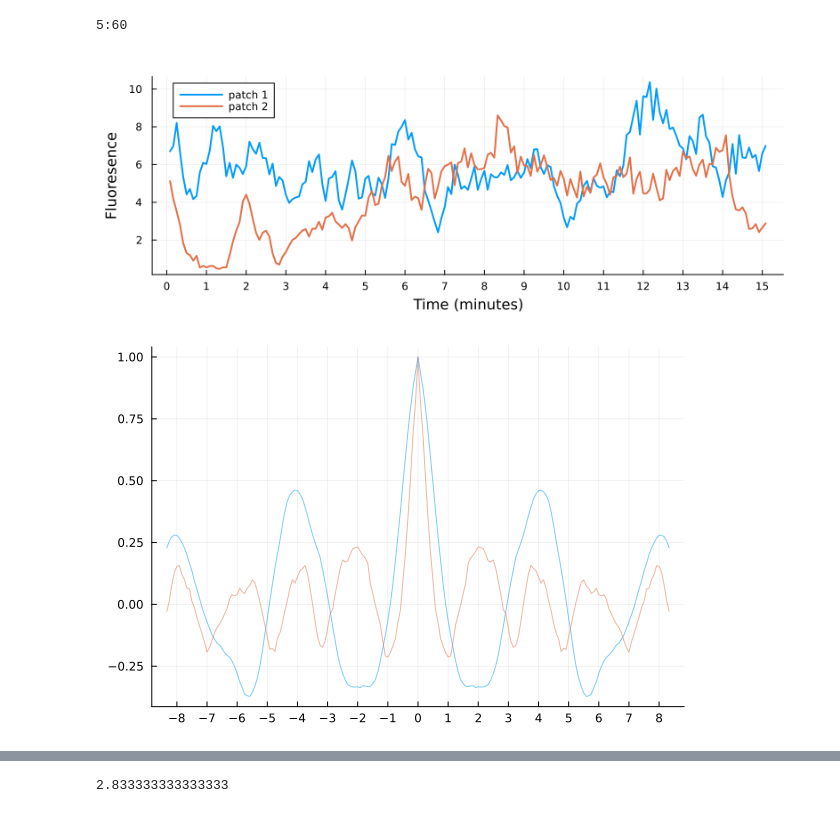
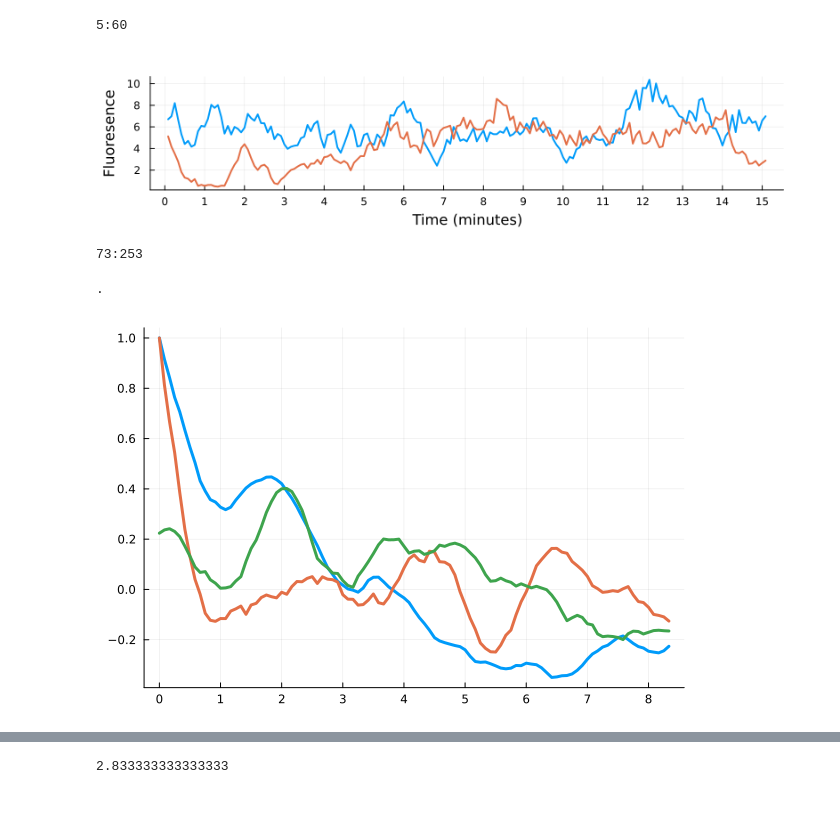
Before and after one commit to crockeraw/PolarityProject, a Jupyter notebook: proj/fig4-patchDynamics/notebooks/crosscorrelation-of-sites.ipynb, the cells around one changed output, grey strips where cells are left out. Cells and saved outputs as stored; diff of their text form; code cells hidden in the pictures.

```diff
--- a/proj/fig4-patchDynamics/notebooks/crosscorrelation-of-sites.ipynb
+++ b/proj/fig4-patchDynamics/notebooks/crosscorrelation-of-sites.ipynb
@@ -53,25 +53,31 @@ max(5:60, 4:59)
 # %% [output]
 5:60
 # %%
+file = "../movies-Pak1-GFP/2024_07_08-PolProbeMovies/2patch/movie2-cell4.tif"
 file = "../movies-Pak1-GFP/2024_07_08-PolProbeMovies/2patch/movie2-cell2.tif"
 patches = mask_site(file, n_sites=2)
 patch1 = patches[:,:,:,1]
 patch2 = patches[:,:,:,2]
 max_patch1 = maximum(patch1, dims=(1,2))[1,1,:]
 max_patch2 = maximum(patch2, dims=(1,2))[1,1,:]
 times_max1 = crop_times(max_patch1, 15*(60/5), 0.5)
 times_max2 = crop_times(max_patch2, 15*(60/5), 0.5)
 crop1 = max_patch1[max(times_max1, times_max2)]
 crop2 = max_patch2[max(times_max1, times_max2)]
 t = range(1,length(crop1))*(5/60) # Convert from 1 frame every 5 sec, to minutes
-plot(t, crop1, linewidth=2, label="patch 1", xlabel="Time (minutes)",
-    ylabel="Fluoresence", size=(800,300), margin=5Plots.mm, xticks=0:1:30)
-plot!(t, crop2,label="patch 2", linewidth=2, color=2)
+plot(t, crop1, linewidth=2, xlabel="Time (minutes)", label=false,
+    ylabel="Fluoresence", size=(800,200), margin=5Plots.mm, xticks=0:1:15)
+plot!(t, crop2, linewidth=2, color=2, label=false)
+#savefig("../figures/2patch_trace_2_4.png")
 # %% [output]
-[figure, old version]
+[figure, new version]
+# %%
+max(times_max1, times_max2)
+# %% [output]
+73:253
 # %%
 file = "../movies-Pak1-GFP/2024_07_08-PolProbeMovies/2patch/movie2-cell1.tif" # bad. polarizes at very end of movie.
-file = "../movies-Pak1-GFP/2024_07_08-PolProbeMovies/2patch/movie3-cell1.tif"
+file = "../movies-Pak1-GFP/2024_07_08-PolProbeMovies/2patch/movie2-cell4.tif"
 patches = mask_site(file, n_sites=2)
 patch1 = patches[:,:,:,1]
 patch2 = patches[:,:,:,2]
@@ -81,12 +87,15 @@ times_max1 = crop_times(max_patch1, 15*(60/5), 0.5)
 times_max2 = crop_times(max_patch2, 15*(60/5), 0.5)
 crop1 = max_patch1[max(times_max1, times_max2)]
 crop2 = max_patch2[max(times_max1, times_max2)]
-ac1 = crosscor(crop1, crop1, -100:100)
-ac2 = crosscor(crop2, crop2, -100:100)
-all_ac += ac1
-all_ac += ac2
+ac1 = crosscor(crop1, crop1, 0:100)
+ac2 = crosscor(crop2, crop2, 0:100)
+xcor = crosscor(crop1, crop2, 0:100)
 n+=2
-plot(t_cor, ac1, x_ticks=-8:1:8, alpha=0.5, label=false, color=1)
-plot!(t_cor, ac2, x_ticks=-8:1:8, alpha=0.5, label=false, color=2)
+t_cor = range(0,100)*(5/60)
+plot(t_cor, ac1, x_ticks=0:8, label=false, color=1, linewidth=3)
+plot!(t_cor, ac2, x_ticks=0:8, label=false, color=2, linewidth=3)
+plot!(t_cor, xcor, x_ticks=0:8, label=false, color=3, linewidth=3)
+#savefig("../figures/2patch_ac_2_4.png")
 # %% [output]
+.
-[figure, old version]
+[figure, new version]
```
Also changed, not shown: parts of 7 cells of this notebook.
